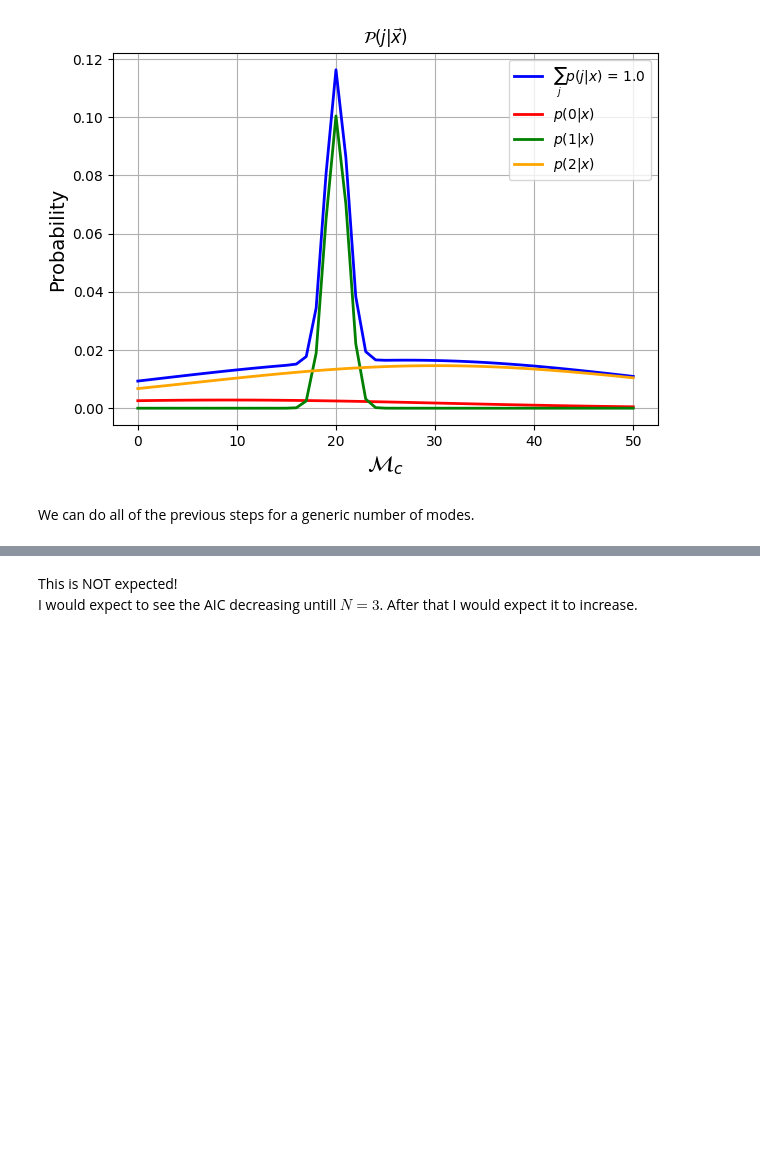
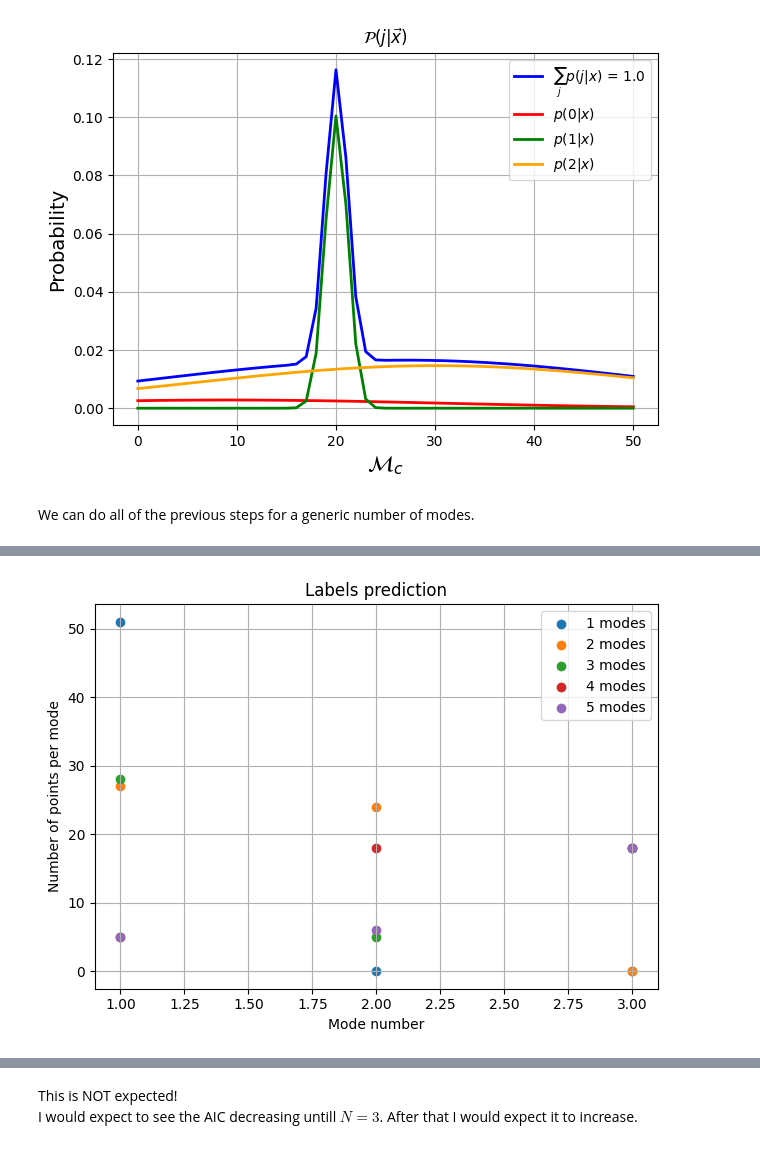
Before and after one commit to Richardforphys/AstroStatistics, a Jupyter notebook: AML/Notebooks/AstroStatistics/BHB.ipynb, the cells around one changed output, grey strips where cells are left out. Saved outputs shown, nothing was run; the diff lists cells and outputs as text; code cells hidden in the pictures; blank space fills up the shorter version.

```diff
--- a/AML/Notebooks/AstroStatistics/BHB.ipynb
+++ b/AML/Notebooks/AstroStatistics/BHB.ipynb
@@ -141,3 +155,17 @@ Text(0, 0.5, '$\\ln(\\mathcal{L})$')
+# %%
+for NM in NMixs:
+    N0 = np.array(results_dic['Labels'][NM-1][results_dic['Labels'][NM-1]==0]).shape[0]
+    N1 = np.array(results_dic['Labels'][NM-1][results_dic['Labels'][NM-1]==1]).shape[0]
+    N2 = np.array(results_dic['Labels'][NM-1][results_dic['Labels'][NM-1]==2]).shape[0]
+    plt.scatter(np.array([1,2,3]),np.array([N0,N1,N2]), marker='o',  label=f'{NM} modes')
+plt.title('Labels prediction')
+plt.ylabel('Number of points per mode')
+plt.xlabel('Mode number')
+plt.grid()
+plt.legend()
+plt.tight_layout()
+# %% [output]
+[figure, added]
 # %%
 plt.scatter(results_dic['NM'], results_dic['AIC'], marker='x', color='red', label='AIC')
 plt.scatter(results_dic['NM'], results_dic['BIC'], marker='x', color='blue', label='BIC')
```
Also changed, not shown: parts of 6 cells of this notebook.
